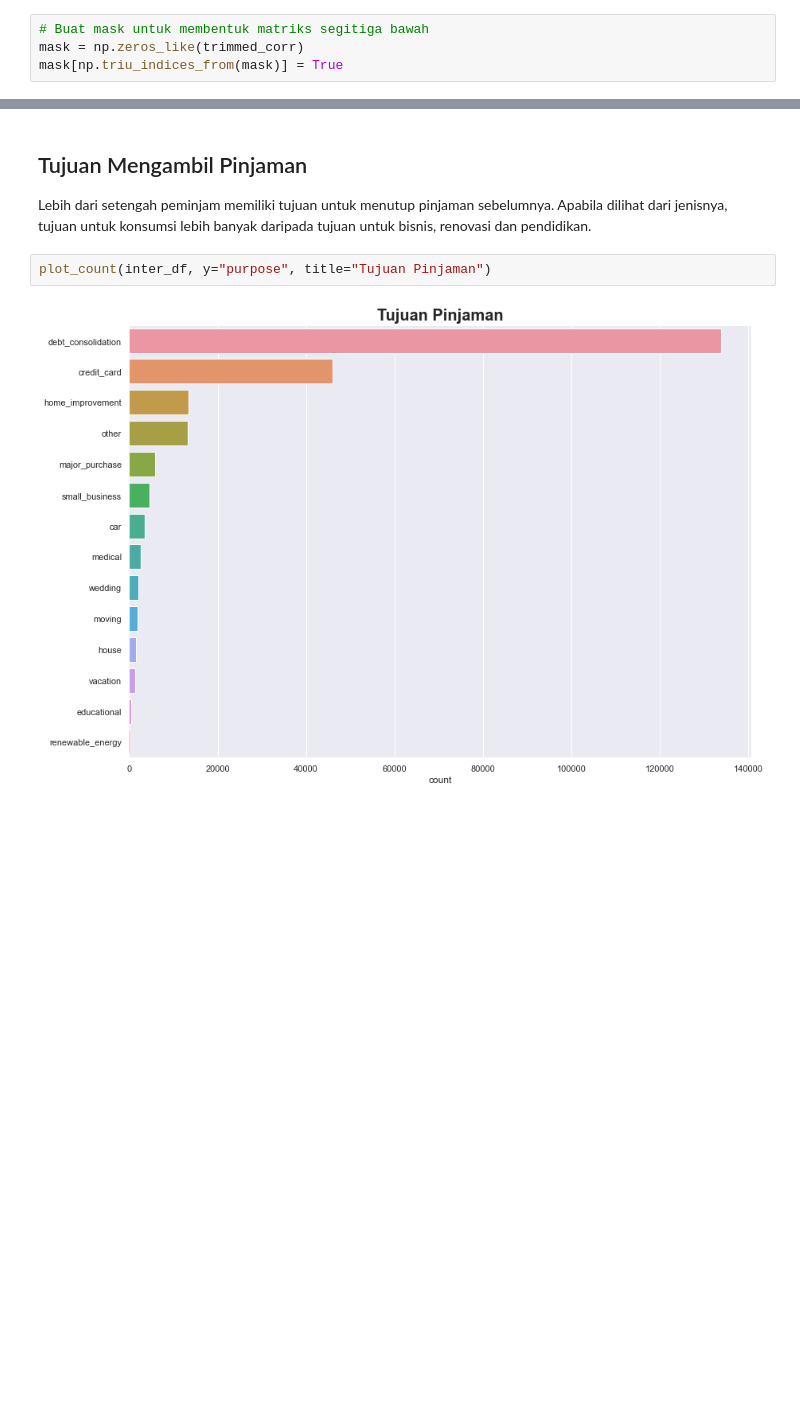
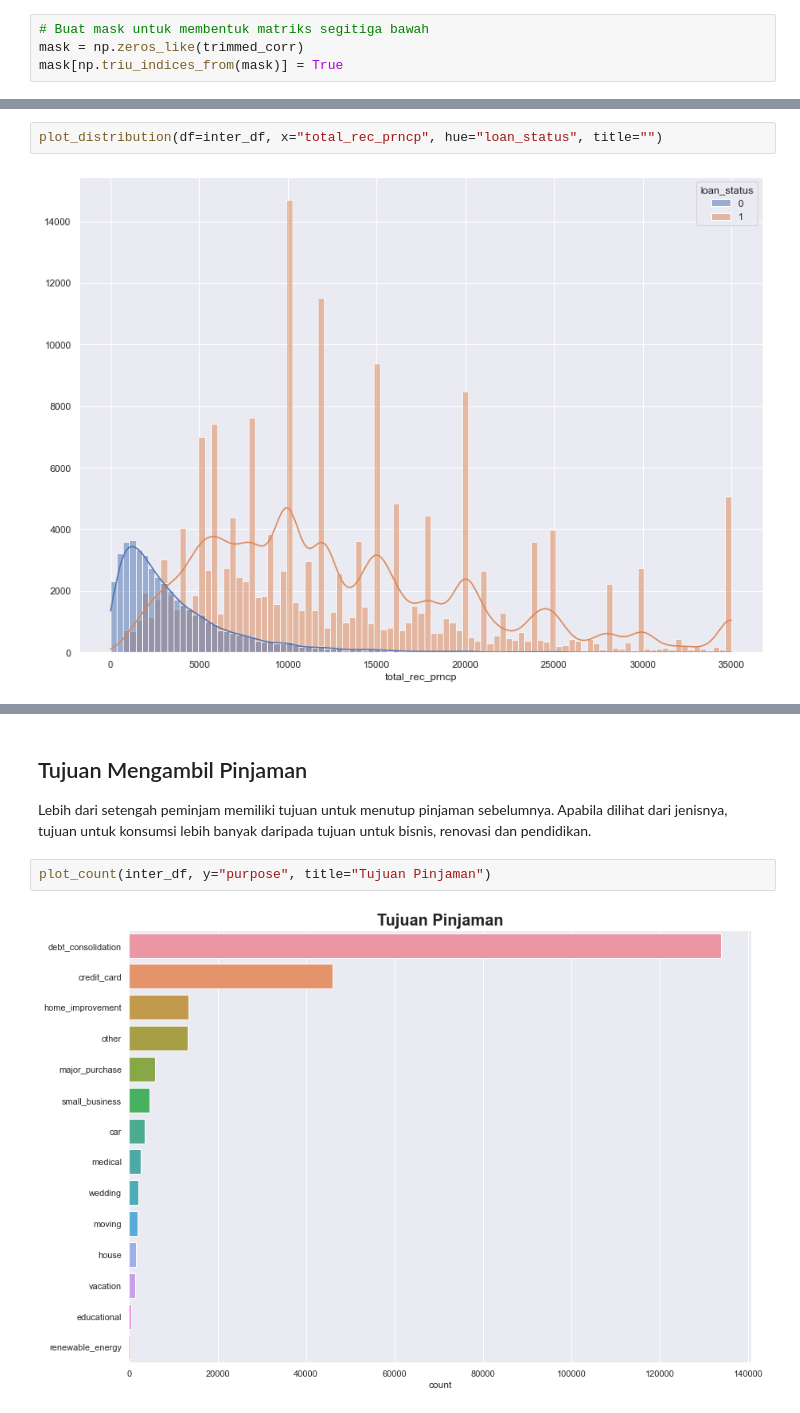
Before and after one commit to rakkaalhazimi/Loan-Status-Prediction, a Jupyter notebook: credit_loan_predictions.ipynb, the cells around one changed output, grey strips where cells are left out. Drawn from its saved outputs; the diff is of its cells as text; blank space fills up the shorter version.

```diff
--- a/credit_loan_predictions.ipynb
+++ b/credit_loan_predictions.ipynb
@@ -231,0 +325,4 @@ plt.show()
+# %%
+plot_distribution(df=inter_df, x="total_rec_prncp", hue="loan_status", title="")
+# %% [output]
+[figure, added]
```
Also changed, not shown: parts of 36 cells of this notebook.
